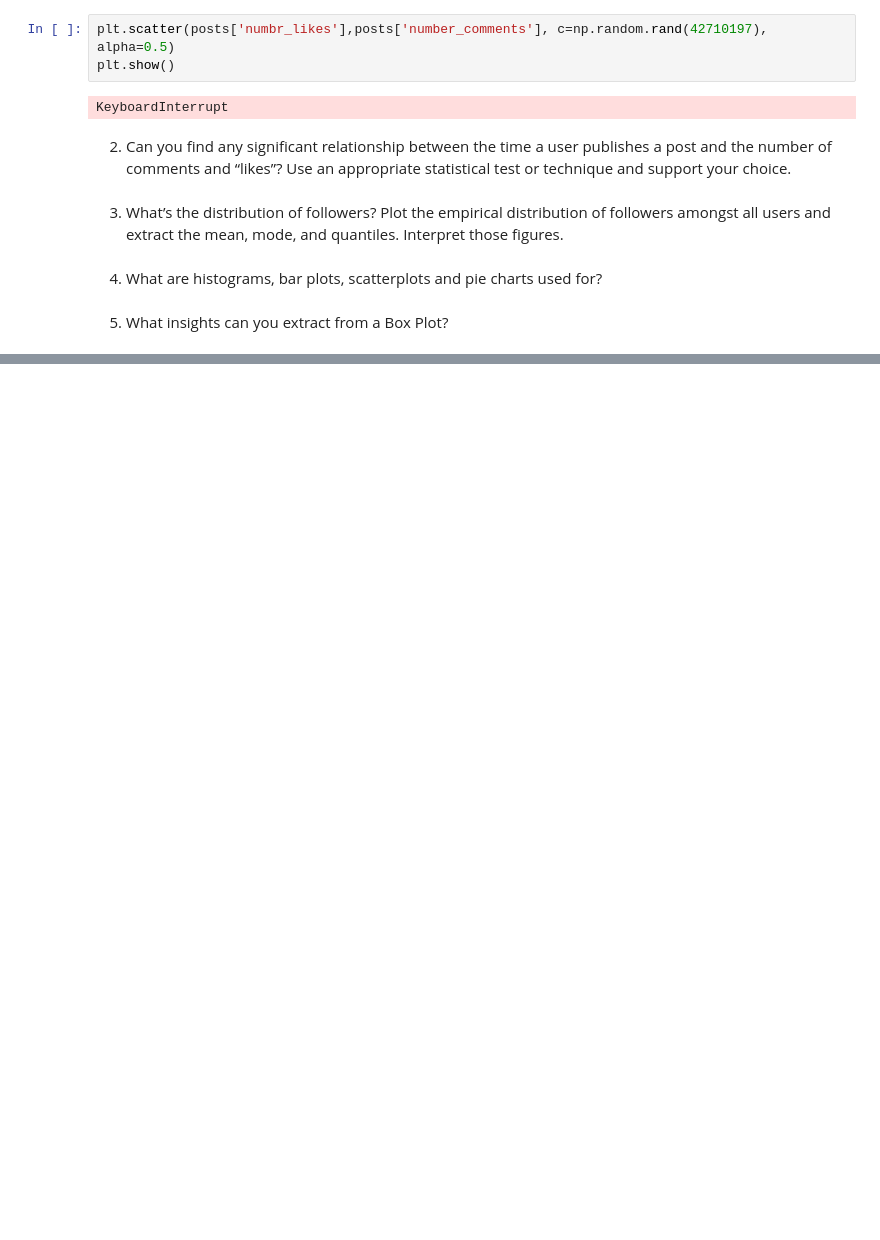
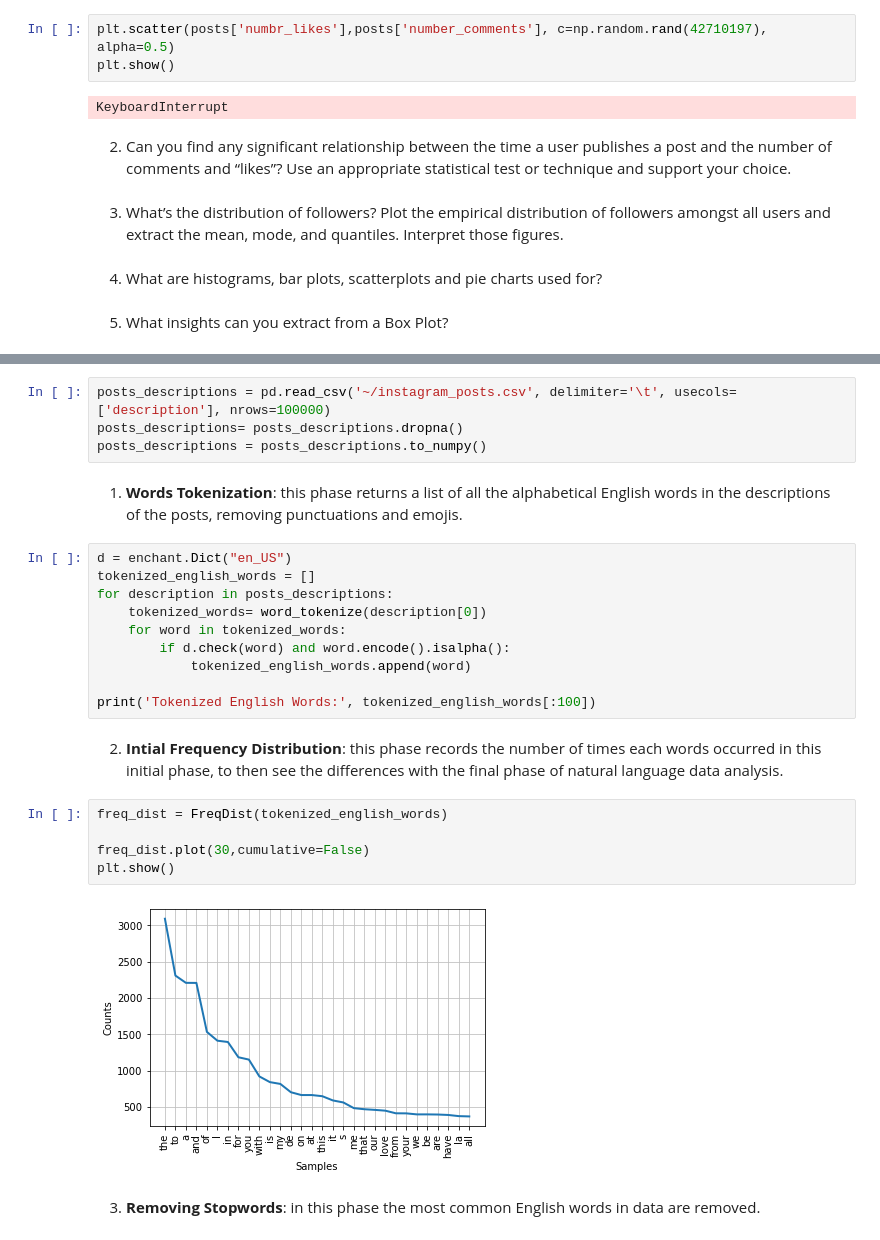
Before and after one commit to maryyyyna/ADM-HW2-Group14, a Jupyter notebook: main.ipynb, the cells around one changed output, grey strips where cells are left out. Cells and saved outputs as stored; diff of their text form; blank space fills up the shorter version.

```diff
--- a/main.ipynb
+++ b/main.ipynb
@@ -816,0 +832,27 @@ KeyboardInterrupt
+# %%
+posts_descriptions = pd.read_csv('~/instagram_posts.csv', delimiter='\t', usecols=['description'], nrows=100000)
+posts_descriptions= posts_descriptions.dropna()
+posts_descriptions = posts_descriptions.to_numpy()
+# %% [markdown]
+1. **Words Tokenization**: this phase returns a list of all the alphabetical English words in the descriptions of the posts, removing punctuations and emojis.
+# %%
+d = enchant.Dict("en_US")
+tokenized_english_words = []
+for description in posts_descriptions:
+    tokenized_words= word_tokenize(description[0])
+    for word in tokenized_words:
+        if d.check(word) and word.encode().isalpha():
+            tokenized_english_words.append(word)
+
+print('Tokenized English Words:', tokenized_english_words[:100])
+# %% [markdown]
+2. **Intial Frequency Distribution**: this phase records the number of times each words occurred in this initial phase, to then see the differences with the final phase of natural language data analysis.
+# %%
+freq_dist = FreqDist(tokenized_english_words)
+
+freq_dist.plot(30,cumulative=False)
+plt.show()
+# %% [output]
+[figure, added]
+# %% [markdown]
+3. **Removing Stopwords**: in this phase the most common English words in data are removed.
```
Also changed, not shown: parts of 12 cells of this notebook.
